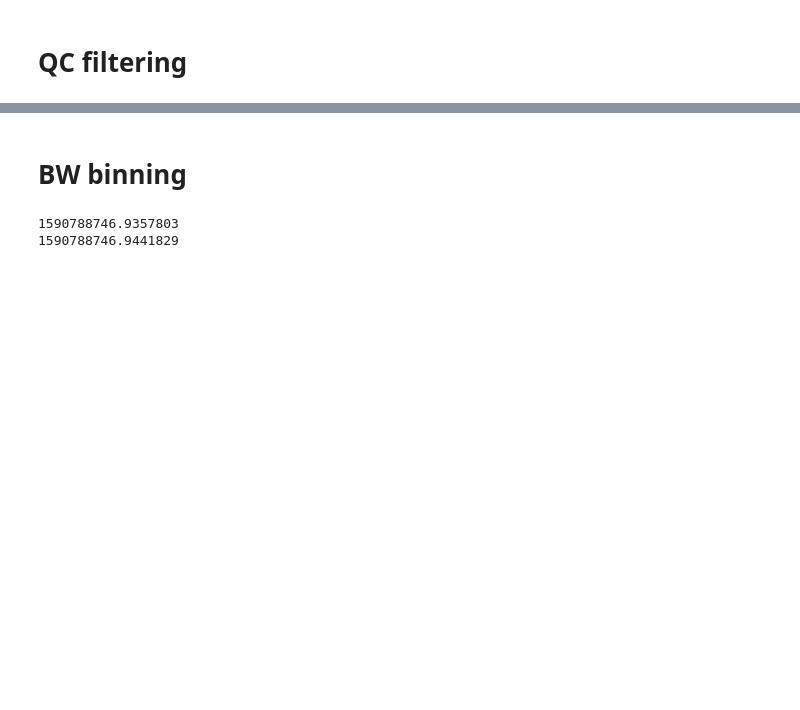
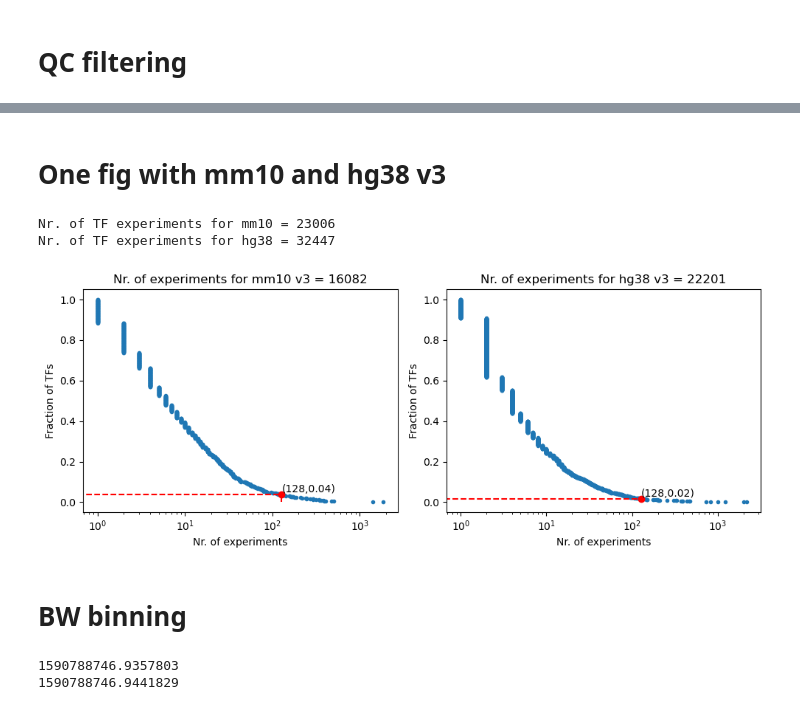
Before and after one commit to naef-lab/ChIP_atlas, a Jupyter notebook: notebooks/chip_binning.ipynb, the cells around one changed output, grey strips where cells are left out. Saved outputs shown, nothing was run; the diff lists cells and outputs as text; code cells hidden in the pictures; blank space fills up the shorter version.

```diff
--- a/notebooks/chip_binning.ipynb
+++ b/notebooks/chip_binning.ipynb
@@ -119,3 +96,59 @@ Nr. of TF experiments for hg38 = 22201
+# %% [markdown]
+# One fig with mm10 and hg38 v3
+# %%
+
+Genome = ['mm10','hg38']
+v = 'v3'
+
+fig, axes = plt.subplots(1,2,figsize=(10,4))
+
+for f, genome in enumerate(Genome):
+
+
+    infile_chip = f'../resources/experimentList_{v}.tab'
+
+    # get experiment table
+    chip = pd.read_csv(infile_chip,sep='\t',header=None,usecols=[0,1,2,3,4,5,6,7,8],index_col=0)
+    chip.columns = ['genome','antigen_class','antigen','celltype_class','celltype','celltype_description','QC','title']
+
+    # get only TFs and others from genome
+    chip = chip[ (chip.genome == genome) & (chip.antigen_class=='TFs and others') ]
+
+    print(f'Nr. of TF experiments for {genome} = {chip.shape[0]}')
+
+    # parse QC column add to chip table
+    QC = pd.DataFrame([[float(n) for n in qc.split(',')] for qc in chip.QC],columns=['n_reads','f_mapped','f_duplicates','n_peaks'],index=chip.index)
+    QC.iloc[:,1] /= 100
+    QC.iloc[:,2] /= 100
+    chip = pd.concat([chip,QC],axis=1)
+
+    # get peaks per unique mapped reads
+    chip.loc[:,'n_peaks_per_unique_mapped_reads'] = chip.n_peaks/(chip.f_mapped*chip.n_reads*(1-chip.f_duplicates))
+
+    # count nr. of experiments per antigen
+    exp_per_tf = chip.groupby('antigen')['antigen'].aggregate('count').sort_values()
+
+    ax = axes[f]
+    ax.plot(exp_per_tf,1-np.arange(len(exp_per_tf))/len(exp_per_tf),'.')
+    ax.set_xscale('log')
+    th = 128
+    f = np.sum(exp_per_tf>th)/len(exp_per_tf)
+    ax.plot([th,th],[0,f],'r--')
+    ax.plot([0,th],[f,f],'r--')
+    ax.plot(th,f,'ro')
+    ax.text(th,f,f'({th},{f:.2f})',ha='left',va='bottom')
+    ax.set_xlabel('Nr. of experiments')
+    ax.set_ylabel('Fraction of TFs')
+    ax.set_title(f'Nr. of experiments for {genome} {v} = {sum( [min(n,th) for n in exp_per_tf] )}')
+
+
+
+fig.tight_layout()
+fig.savefig(f'fig/Nr_exp_per_tf_mm10_hg38_{v}.pdf')
+# %% [output]
+Nr. of TF experiments for mm10 = 23006
+Nr. of TF experiments for hg38 = 32447
+[figure, added]
 # %% [markdown]
 # BW binning
 # %%
```
Also changed, not shown: parts of 3 cells of this notebook, 12 other files.
